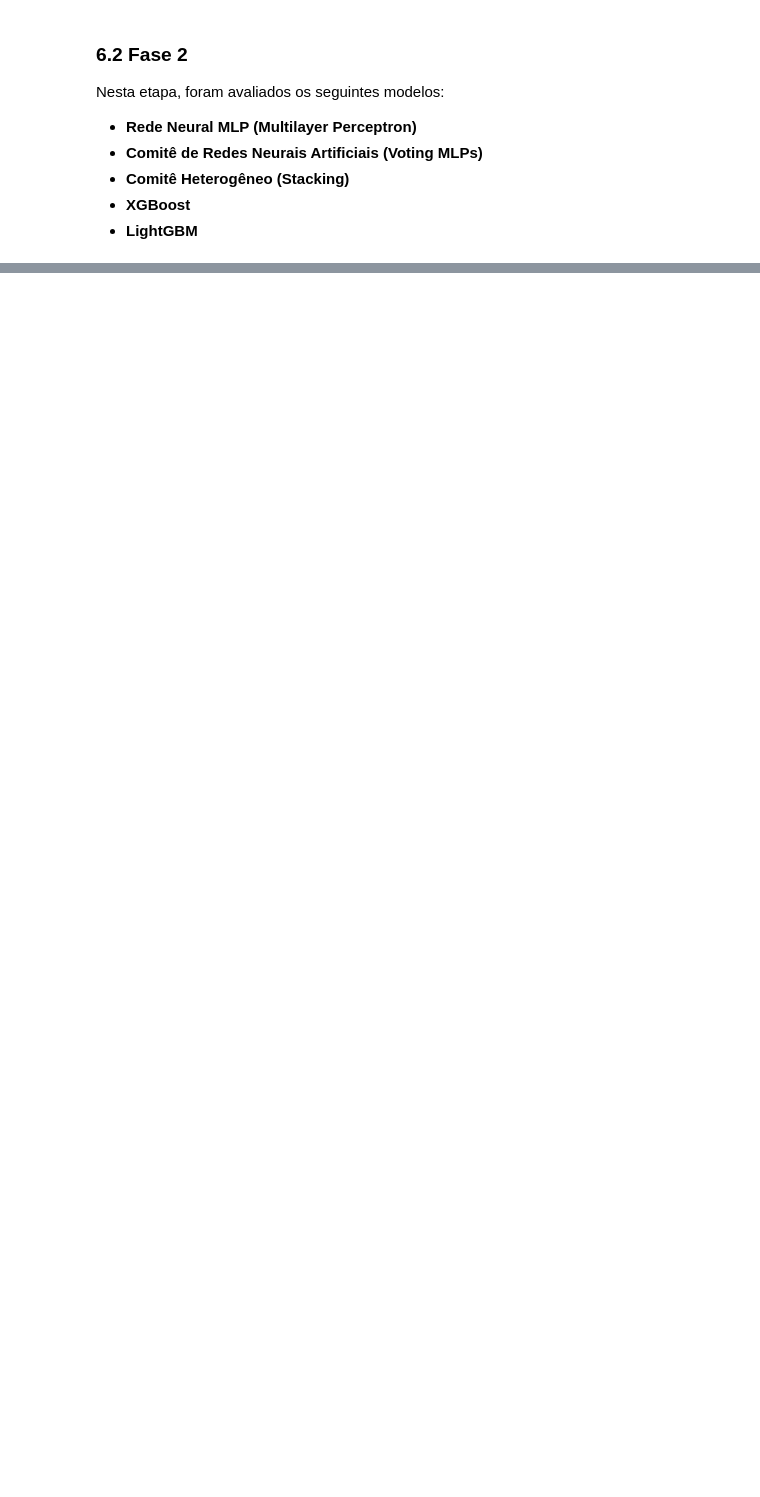
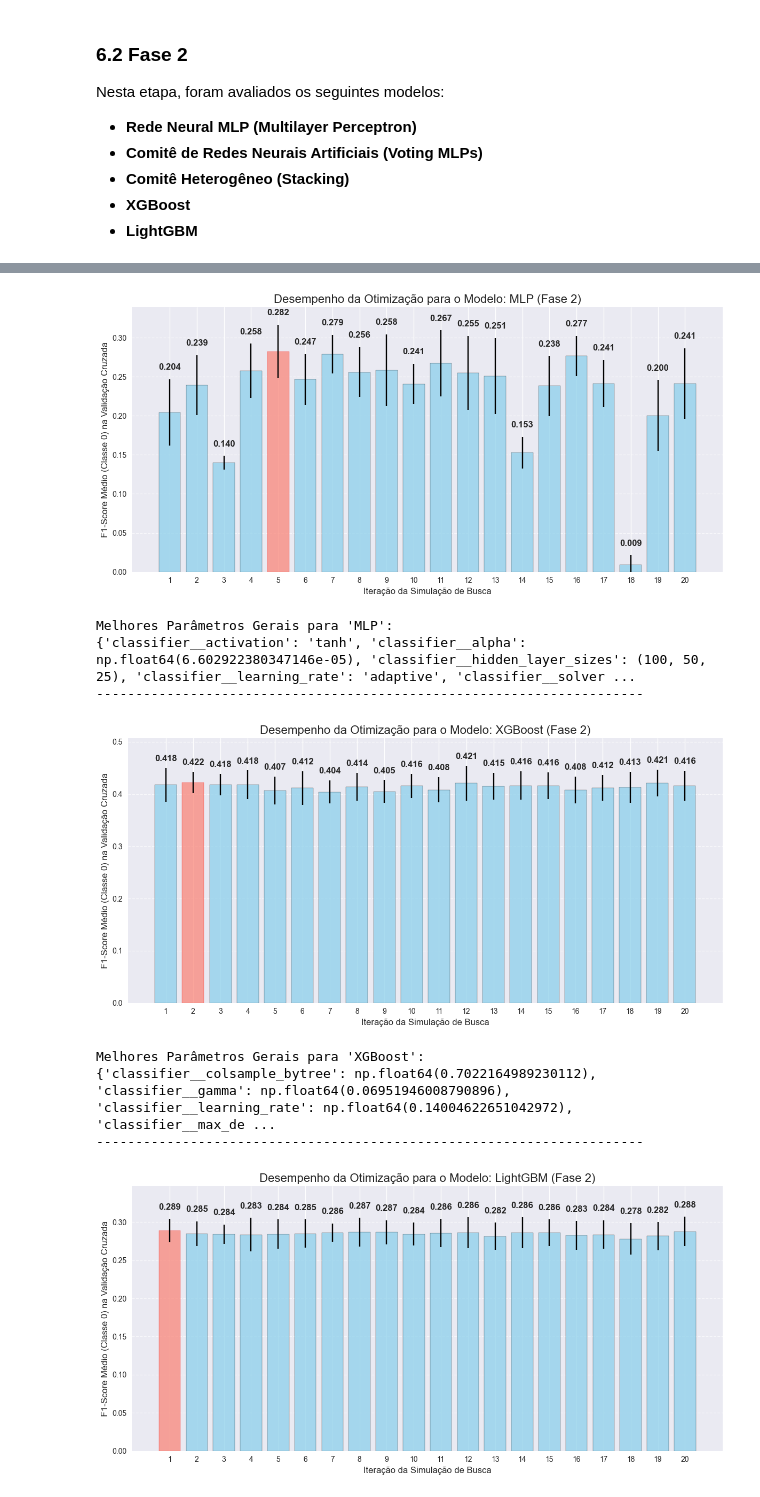
Before and after one commit to Eduardocin/employee-access-predictor, a Jupyter notebook: projeto_models.ipynb, the cells around one changed output, grey strips where cells are left out. Saved outputs shown, nothing was run; the diff lists cells and outputs as text; code cells hidden in the pictures; blank space fills up the shorter version.

```diff
--- a/projeto_models.ipynb
+++ b/projeto_models.ipynb
@@ -1139,46 +1224,58 @@ for name, model in models_fase2.items():
 # %%
 # Loop para gerar um gráfico para cada modelo otimizado
 for name, results in all_results_fase2.items():
-
-    # Extrai os dados para o plot
     mean_scores = results['mean_scores']
     std_scores = results['std_scores']
     iterations = np.arange(1, len(mean_scores) + 1)
 
-    # Cria o gráfico de barras
     plt.figure(figsize=(12, 6))
     bars = plt.bar(
         iterations,
         mean_scores,
         yerr=std_scores,
         capsize=5,
         alpha=0.7,
         color='skyblue',
         edgecolor='black'
     )
 
-    # Encontra e destaca a melhor iteração
     best_iter_index = np.argmax(mean_scores)
     bars[best_iter_index].set_color('salmon')
     bars[best_iter_index].set_edgecolor('red')
 
-    # Customização do gráfico
     plt.title(f'Desempenho da Otimização para o Modelo: {name} (Fase 2)', fontsize=16)
     plt.xlabel('Iteração da Simulação de Busca', fontsize=12)
     plt.ylabel('F1-Score Médio (Classe 0) na Validação Cruzada', fontsize=12)
     plt.xticks(iterations)
     plt.ylim(0, max(mean_scores) * 1.2)
     plt.grid(axis='y', linestyle='--', alpha=0.7)
 
-    # Adiciona o valor médio no topo de cada barra
-    for bar in bars:
+    # Adiciona o valor médio acima do topo da barra de erro
+    for idx, bar in enumerate(bars):
         yval = bar.get_height()
-        plt.text(bar.get_x() + bar.get_width()/2.0, yval + 0.01, f'{yval:.3f}', ha='center', va='bottom')
+        err = std_scores[idx]
+        plt.text(
+            bar.get_x() + bar.get_width() / 2.0,
+            yval + err + 0.01,
+            f'{yval:.3f}',
+            ha='center',
+            va='bottom',
+            fontweight='bold'
+        )
 
     plt.tight_layout()
     plt.show()
 
-    # Imprime os melhores parâmetros gerais para este modelo
     print(f"Melhores Parâmetros Gerais para '{name}':")
     print(results['overall_best_params'])
     print("-" * 70)
+# %% [output]
+[figure, added]
+Melhores Parâmetros Gerais para 'MLP':
+{'classifier__activation': 'tanh', 'classifier__alpha': np.float64(6.602922380347146e-05), 'classifier__hidden_layer_sizes': (100, 50, 25), 'classifier__learning_rate': 'adaptive', 'classifier__solver ...
+----------------------------------------------------------------------
+[figure, added]
+Melhores Parâmetros Gerais para 'XGBoost':
+{'classifier__colsample_bytree': np.float64(0.7022164989230112), 'classifier__gamma': np.float64(0.06951946008790896), 'classifier__learning_rate': np.float64(0.14004622651042972), 'classifier__max_de ...
+----------------------------------------------------------------------
+[figure, added]
```
Also changed, not shown: parts of 9 cells of this notebook, 6 other files.
